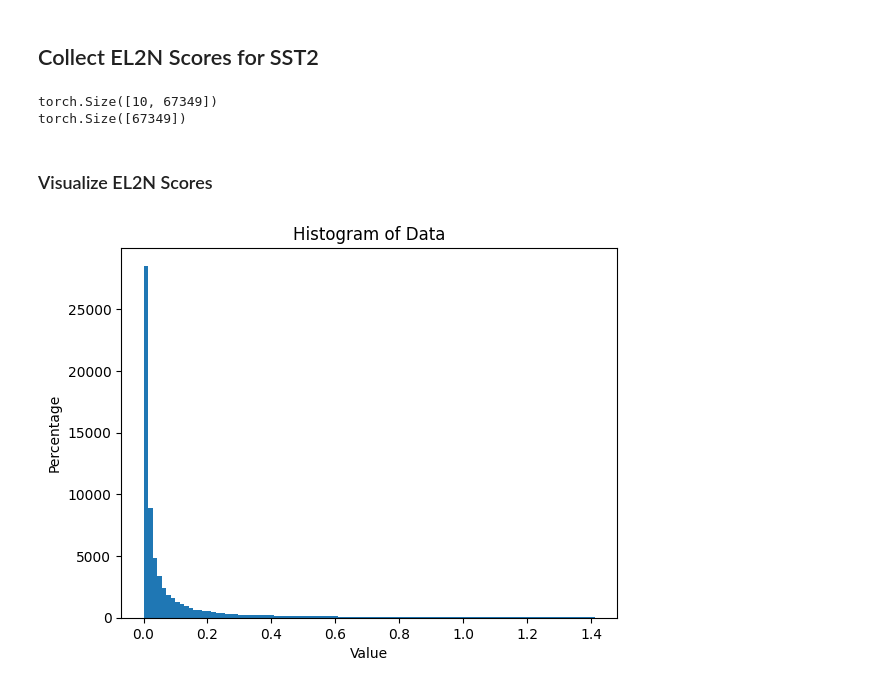
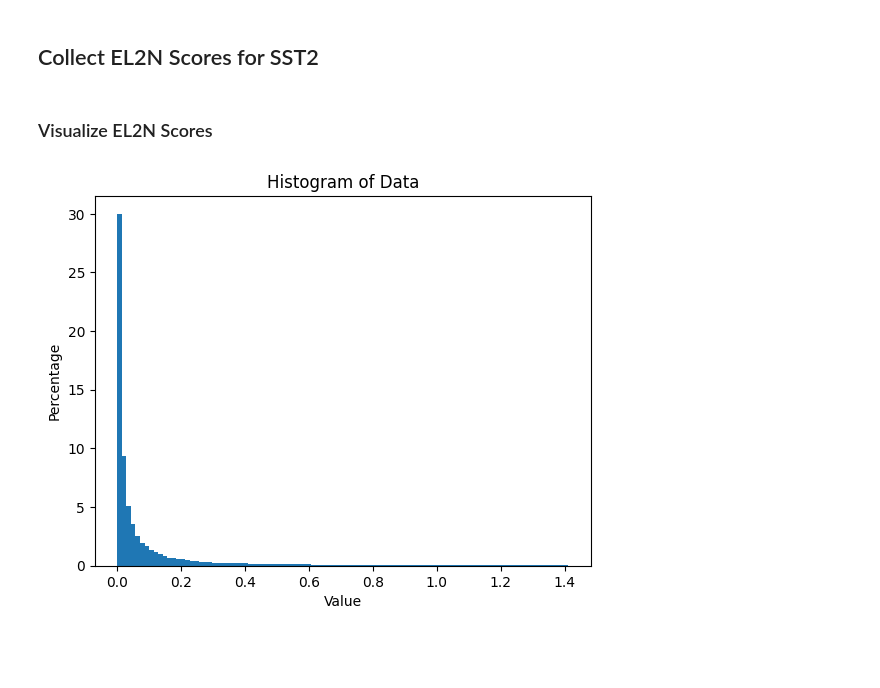
Before and after one commit to NolanGC/DistillationExperiments-TPU, a Jupyter notebook: tian.ipynb, the cells around one changed output. Saved outputs shown, nothing was run; the diff lists cells and outputs as text; code cells hidden in the pictures; blank space fills up the shorter version.

```diff
--- a/tian.ipynb
+++ b/tian.ipynb
@@ -364,31 +431,31 @@ for i in range(10):
 
 all_el2n = torch.vstack(all_el2n)
 avg_el2n = torch.mean(all_el2n, dim=0)
+get_platform().save_model({"el2n": avg_el2n, "labels": labels},
+    f"gs://tianjin-distgen/sst2/el2n.pt")
-# %% [output]
-torch.Size([10, 67349])
-torch.Size([67349])
 # %% [markdown]
 ### Visualize EL2N Scores
 # %%
+avg_el2n = get_platform().load_model(f"gs://tianjin-distgen/sst2/el2n.pt")["el2n"]
 data = avg_el2n.cpu().numpy()
 
 import matplotlib
 import matplotlib.pyplot as plt
 import matplotlib.ticker as mtick
 
 # Example data
 # Create a histogram with 100 bins and normalized to show percentage on y-axis
 plt.hist(data, bins=100, density=True, cumulative=False)
 
 # Set y-axis to show percentage
 # plt.gca().yaxis.set_major_formatter(mtick.PercentFormatter(xmax=len(data)))
 
 # Add axis labels and a title
 plt.xlabel('Value')
 plt.ylabel('Percentage')
 plt.title('Histogram of Data')
 
 # Show the plot
 plt.show()
 # %% [output]
-[figure, old version]
+[figure, new version]
```
Also changed, not shown: parts of 9 cells of this notebook.
